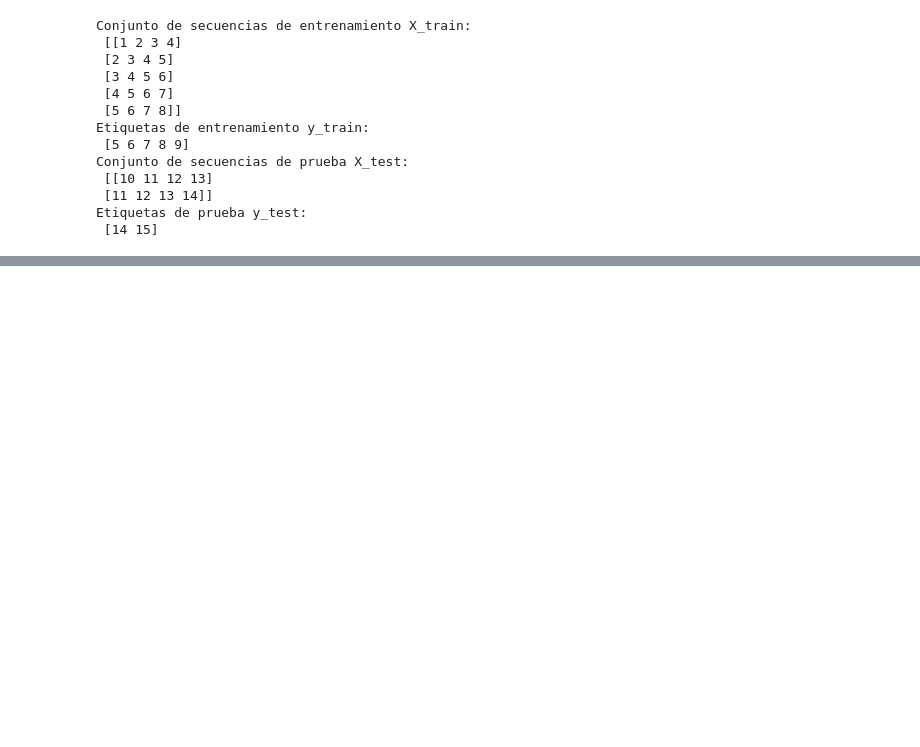
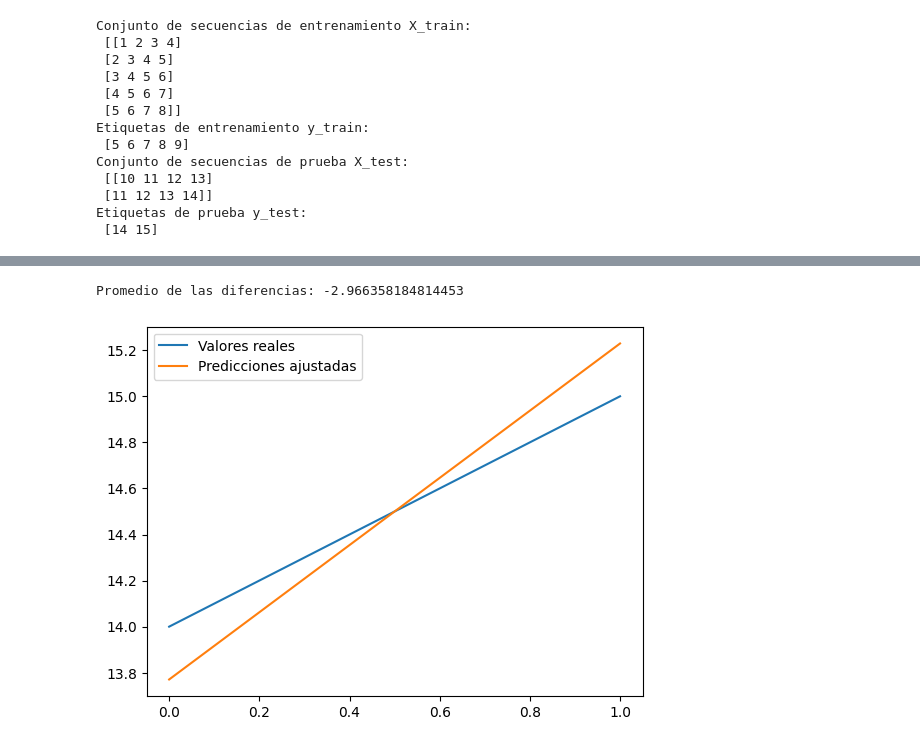
Before and after one commit to omoranav/Talento_Tech, a Jupyter notebook: L2_2_Construccion_RedesNeuronalesRecurrenteenSeriesTemporales.ipynb, the cells around one changed output, grey strips where cells are left out. Saved outputs shown, nothing was run; the diff lists cells and outputs as text; code cells hidden in the pictures; blank space fills up the shorter version.

```diff
--- a/L2_2_Construccion_RedesNeuronalesRecurrenteenSeriesTemporales.ipynb
+++ b/L2_2_Construccion_RedesNeuronalesRecurrenteenSeriesTemporales.ipynb
@@ -134,0 +135,20 @@ Predicciones del modelo:
+# %%
+#Ajustando el pronóstico porque se mantiene la tendencia
+# Calcular las diferencias entre y_test y y_pred
+differences = y_test - y_pred
+
+# Calcular el promedio de las diferencias
+mean_difference = differences.mean()
+print("Promedio de las diferencias:", mean_difference)
+
+# Restar el promedio de las diferencias a cada valor en y_pred
+y_pred_adjusted = y_pred + mean_difference
+
+# Graficar los valores reales y las predicciones ajustadas
+plt.plot(y_test, label='Valores reales')
+plt.plot(y_pred_adjusted, label='Predicciones ajustadas')
+plt.legend()
+plt.show()
+# %% [output]
+Promedio de las diferencias: -2.966358184814453
+[figure, added]
```
Also changed, not shown: parts of 4 cells of this notebook, 2 other files.
